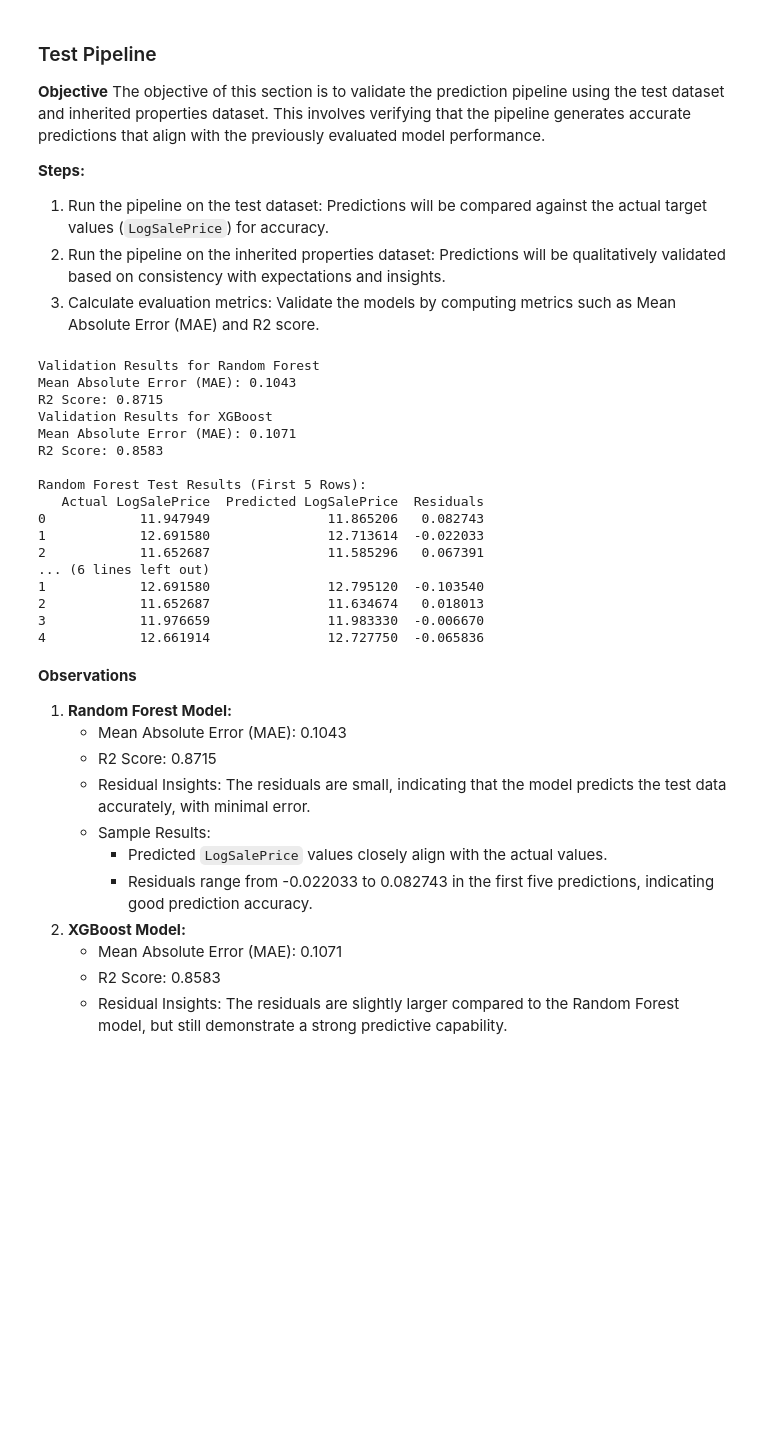
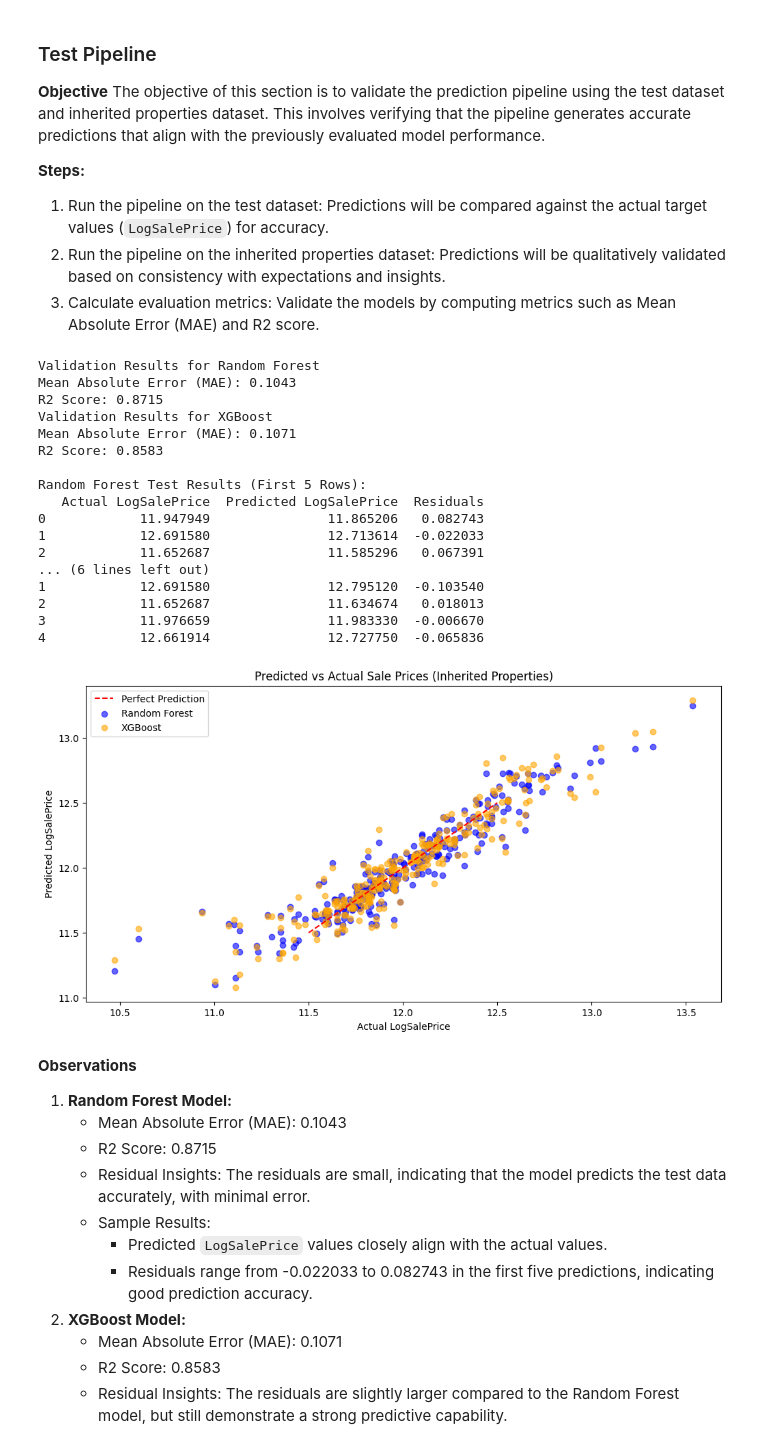
Before and after one commit to TonichaB/Predictive-Analytics-PP5, a Jupyter notebook: jupyter_notebooks/06_Final_Pipeline_and_Deployment_Preparation.ipynb, the cells around one changed output. Drawn from its saved outputs; the diff is of its cells as text; code cells hidden in the pictures; blank space fills up the shorter version.

Commit message:
feat: Validate prediction pipeline using both the test and inherited properties datasets including calculated metrics and visualizations.

```diff
--- a/jupyter_notebooks/06_Final_Pipeline_and_Deployment_Preparation.ipynb
+++ b/jupyter_notebooks/06_Final_Pipeline_and_Deployment_Preparation.ipynb
@@ -642,33 +642,58 @@ rf_test_results, rf_test_metrics = validate_pipeline(
 # Validate XGBoost on test dataset
 xgb_test_results, xgb_test_metrics = validate_pipeline(
     xgb_model, test_features, test_target["LogSalePrice"], "XGBoost"
 )
 
 # Display Random Forest validation results (first 5 rows)
 print("\nRandom Forest Test Results (First 5 Rows):")
 print(rf_test_results.head())
 
 # Display XGBoost validation results (first 5 rows)
 print("\nXGBoost Test Results (First 5 Rows):")
 print(xgb_test_results.head())
+
+# Plot predicted vs actual for both models
+
+plt.figure(figsize=(12, 6))
+plt.scatter(
+    rf_test_results["Actual LogSalePrice"],
+    rf_test_results["Predicted LogSalePrice"],
+    color="blue",
+    alpha=0.6,
+    label="Random Forest"
+)
+plt.scatter(
+    xgb_test_results["Actual LogSalePrice"],
+    xgb_test_results["Predicted LogSalePrice"],
+    color="orange",
+    alpha=0.6,
+    label="XGBoost"
+)
+plt.plot([11.5, 12.5], [11.5, 12.5], color="red", linestyle="--", label="Perfect Prediction")
+plt.xlabel("Actual LogSalePrice")
+plt.ylabel("Predicted LogSalePrice")
+plt.title("Predicted vs Actual Sale Prices (Inherited Properties)")
+plt.legend()
+plt.show()
 # %% [output]
 Validation Results for Random Forest
 Mean Absolute Error (MAE): 0.1043
 R2 Score: 0.8715
 Validation Results for XGBoost
 Mean Absolute Error (MAE): 0.1071
 R2 Score: 0.8583
 
 Random Forest Test Results (First 5 Rows):
    Actual LogSalePrice  Predicted LogSalePrice  Residuals
 0            11.947949               11.865206   0.082743
 1            12.691580               12.713614  -0.022033
 2            11.652687               11.585296   0.067391
 ... (6 lines left out)
 1            12.691580               12.795120  -0.103540
 2            11.652687               11.634674   0.018013
 3            11.976659               11.983330  -0.006670
 4            12.661914               12.727750  -0.065836
+[figure, added]
 # %% [markdown]
 **Observations**
 
```
Also changed, not shown: parts of 3 cells of this notebook.
